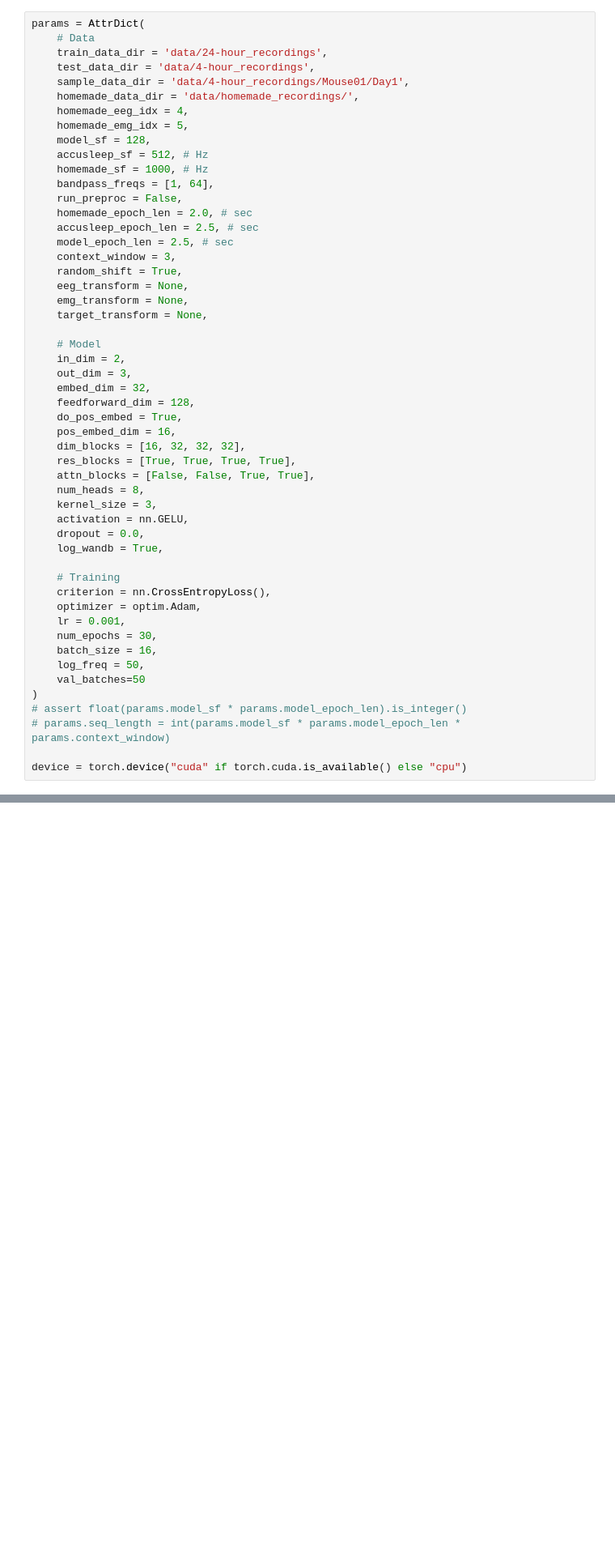
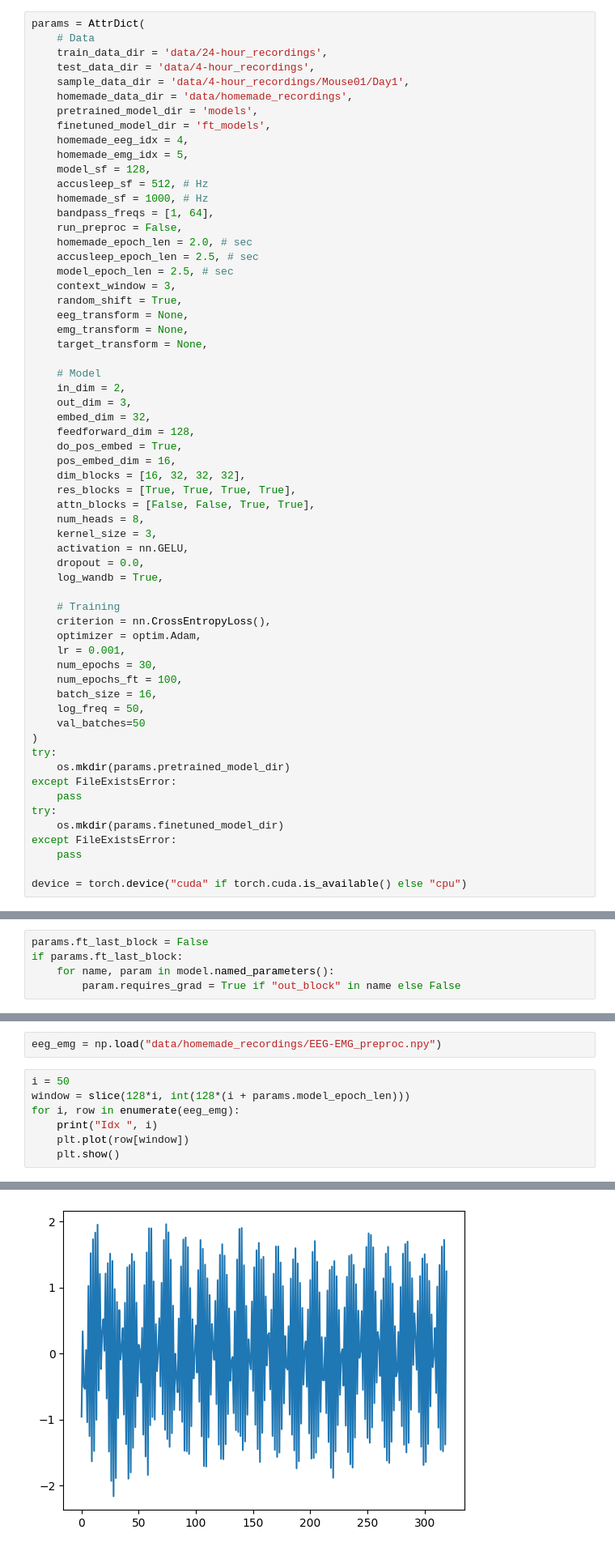
Before and after one commit to valmikikothare/sleep_stage, a Jupyter notebook: sleep_stage.ipynb, the cells around one changed output, grey strips where cells are left out. Shown: that part at 81% size. Drawn from its saved outputs; the diff is of its cells as text; blank space fills up the shorter version.

Commit message:
Fine tuning code for homemade data

```diff
--- a/sleep_stage.ipynb
+++ b/sleep_stage.ipynb
@@ -468,7 +358,9 @@ params = AttrDict(
     train_data_dir = 'data/24-hour_recordings',
     test_data_dir = 'data/4-hour_recordings',
     sample_data_dir = 'data/4-hour_recordings/Mouse01/Day1',
-    homemade_data_dir = 'data/homemade_recordings/',
+    homemade_data_dir = 'data/homemade_recordings',
+    pretrained_model_dir = 'models',
+    finetuned_model_dir = 'ft_models',
     homemade_eeg_idx = 4,
     homemade_emg_idx = 5,
     model_sf = 128,
@@ -506,12 +398,19 @@ params = AttrDict(
     optimizer = optim.Adam,
     lr = 0.001,
     num_epochs = 30,
+    num_epochs_ft = 100,
     batch_size = 16,
     log_freq = 50,
     val_batches=50
 )
-# assert float(params.model_sf * params.model_epoch_len).is_integer()
-# params.seq_length = int(params.model_sf * params.model_epoch_len * params.context_window)
+try:
+    os.mkdir(params.pretrained_model_dir)
+except FileExistsError:
+    pass
+try:
+    os.mkdir(params.finetuned_model_dir)
+except FileExistsError:
+    pass
 
 device = torch.device("cuda" if torch.cuda.is_available() else "cpu")
 # %% [markdown]
@@ -977,0 +865,5 @@ for epoch in range(params.num_epochs):
+# %%
+params.ft_last_block = False
+if params.ft_last_block:
+    for name, param in model.named_parameters():
+        param.requires_grad = True if "out_block" in name else False
@@ -1043,0 +1059,10 @@ Text(0.5, 1.0, 'Predicted')
+# %%
+eeg_emg = np.load("data/homemade_recordings/EEG-EMG_preproc.npy")
+# %%
+i = 50
+window = slice(128*i, int(128*(i + params.model_epoch_len)))
+for i, row in enumerate(eeg_emg):
+    print("Idx ", i)
+    plt.plot(row[window])
+    plt.show()
+# %% [output]
@@ -1043,0 +1070 @@ Text(0.5, 1.0, 'Predicted')
+[figure, added]
```
Also changed, not shown: parts of 23 cells of this notebook.
